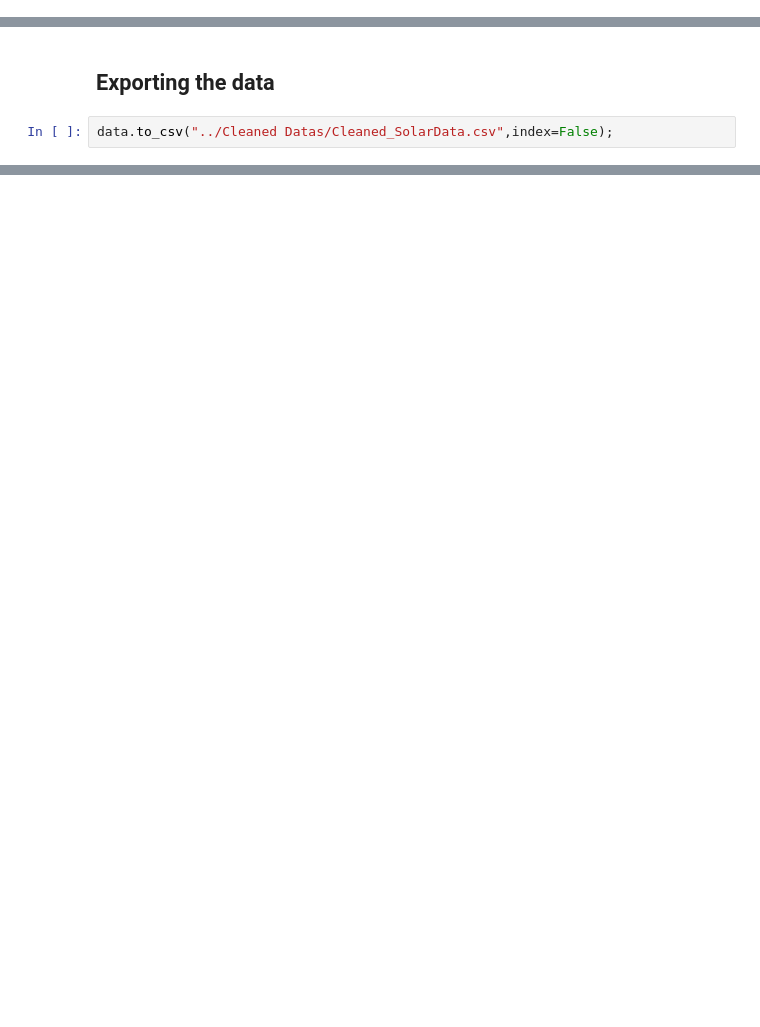
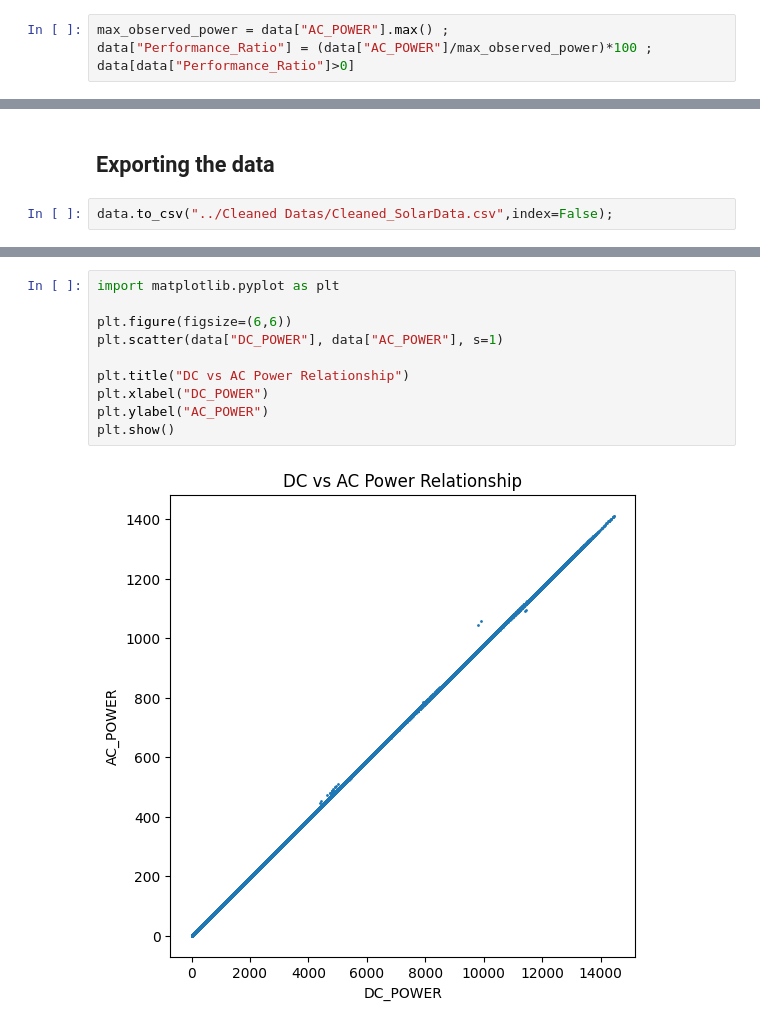
Before and after one commit to BikalpaRegmi/Energy_Data_Project, a Jupyter notebook: Python/Merging&Cleaning.ipynb, the cells around one changed output, grey strips where cells are left out. Saved outputs shown, nothing was run; the diff lists cells and outputs as text; blank space fills up the shorter version.

```diff
--- a/Python/Merging&Cleaning.ipynb
+++ b/Python/Merging&Cleaning.ipynb
@@ -235,0 +238,4 @@ data.tail(55)
+# %%
+max_observed_power = data["AC_POWER"].max() ;
+data["Performance_Ratio"] = (data["AC_POWER"]/max_observed_power)*100 ;
+data[data["Performance_Ratio"]>0]
@@ -239,0 +268,12 @@ data.to_csv("../Cleaned Datas/Cleaned_SolarData.csv",index=False);
+# %%
+import matplotlib.pyplot as plt
+
+plt.figure(figsize=(6,6))
+plt.scatter(data["DC_POWER"], data["AC_POWER"], s=1)
+
+plt.title("DC vs AC Power Relationship")
+plt.xlabel("DC_POWER")
+plt.ylabel("AC_POWER")
+plt.show()
+# %% [output]
+[figure, added]
```
Also changed, not shown: parts of 4 cells of this notebook, 1 other file.
